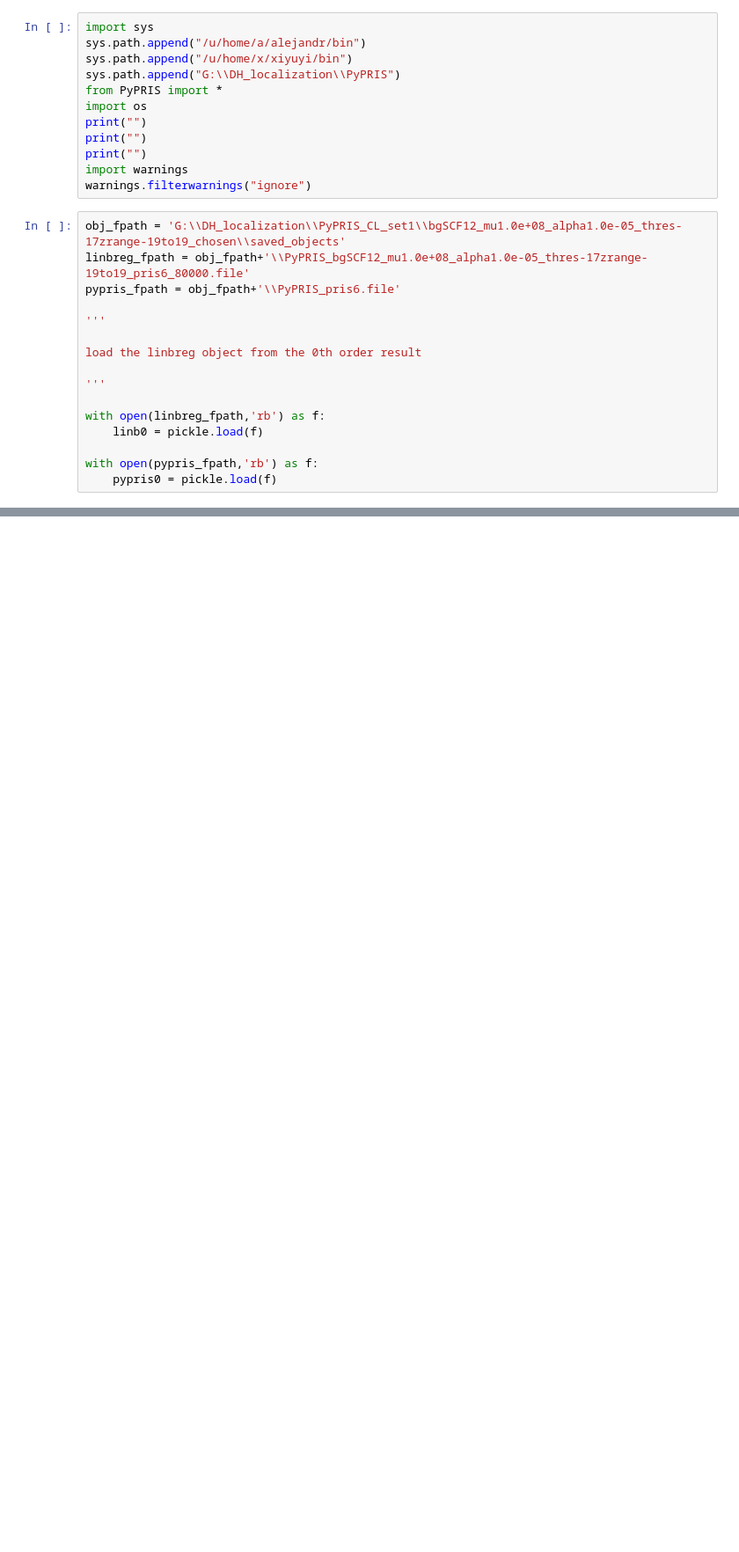
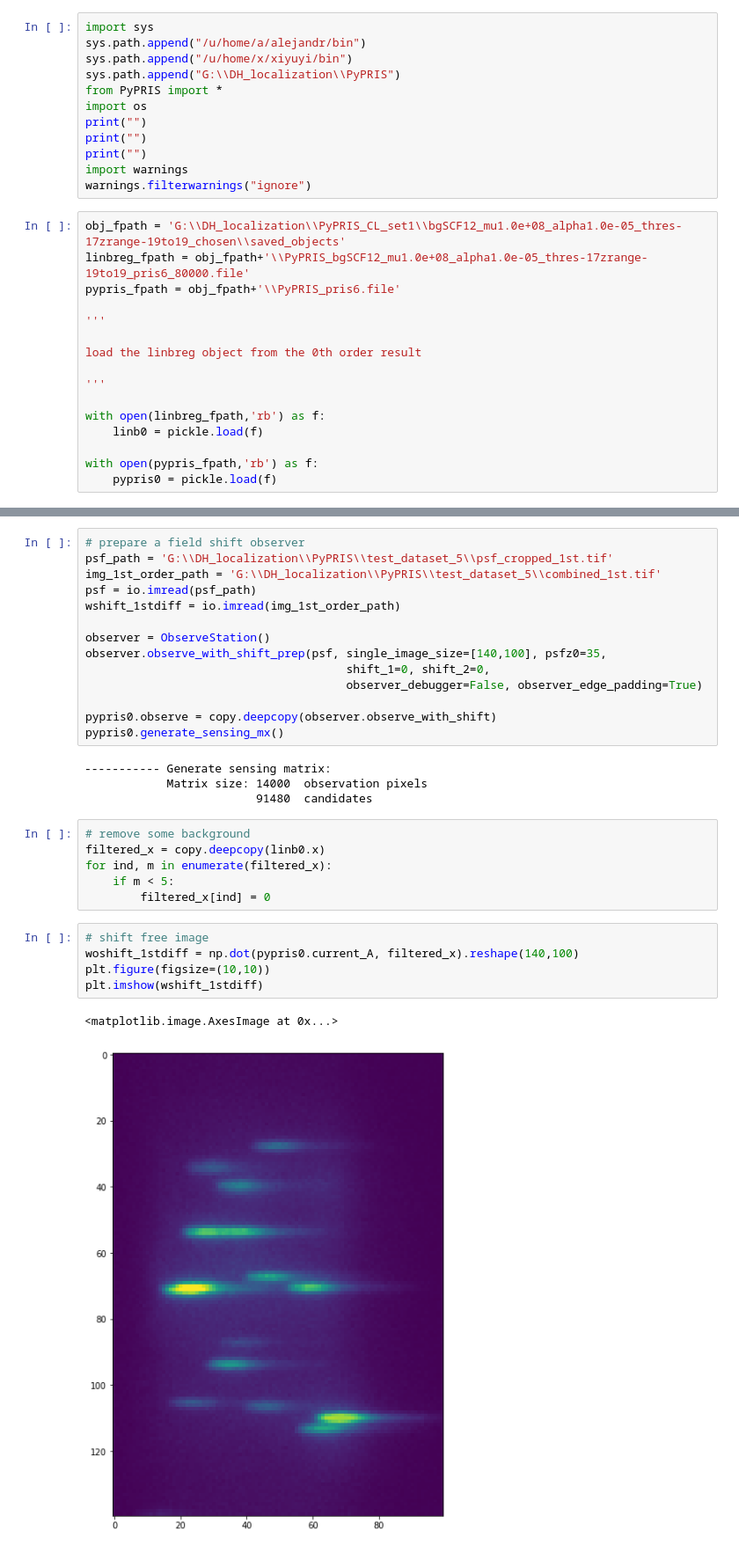
Before and after one commit to xiyuyi/PyPRIS, a Jupyter notebook: NW_astig_spetrum_analysis/filed_shift_fits.ipynb, the cells around one changed output, grey strips where cells are left out. Shown: that part at 88% size. Cells and saved outputs as stored; diff of their text form; blank space fills up the shorter version.

Commit message:
testing field distortion and field shift incorporation

```diff
--- a/NW_astig_spetrum_analysis/filed_shift_fits.ipynb
+++ b/NW_astig_spetrum_analysis/filed_shift_fits.ipynb
@@ -77,0 +29,32 @@ NoneType
+# %%
+# prepare a field shift observer
+psf_path = 'G:\\DH_localization\\PyPRIS\\test_dataset_5\\psf_cropped_1st.tif'
+img_1st_order_path = 'G:\\DH_localization\\PyPRIS\\test_dataset_5\\combined_1st.tif'
+psf = io.imread(psf_path)
+wshift_1stdiff = io.imread(img_1st_order_path)
+
+observer = ObserveStation()
+observer.observe_with_shift_prep(psf, single_image_size=[140,100], psfz0=35,
+                                      shift_1=0, shift_2=0,
+                                      observer_debugger=False, observer_edge_padding=True)
+
+pypris0.observe = copy.deepcopy(observer.observe_with_shift)
+pypris0.generate_sensing_mx()
+# %% [output]
+----------- Generate sensing matrix:
+            Matrix size: 14000  observation pixels
+                         91480  candidates
+# %%
+# remove some background
+filtered_x = copy.deepcopy(linb0.x)
+for ind, m in enumerate(filtered_x):
+    if m < 5:
+        filtered_x[ind] = 0
+# %%
+# shift free image
+woshift_1stdiff = np.dot(pypris0.current_A, filtered_x).reshape(140,100)
+plt.figure(figsize=(10,10))
+plt.imshow(wshift_1stdiff)
+# %% [output]
+<matplotlib.image.AxesImage at 0x...>
+[figure, added]
```
Also changed, not shown: parts of 10 cells of this notebook.
